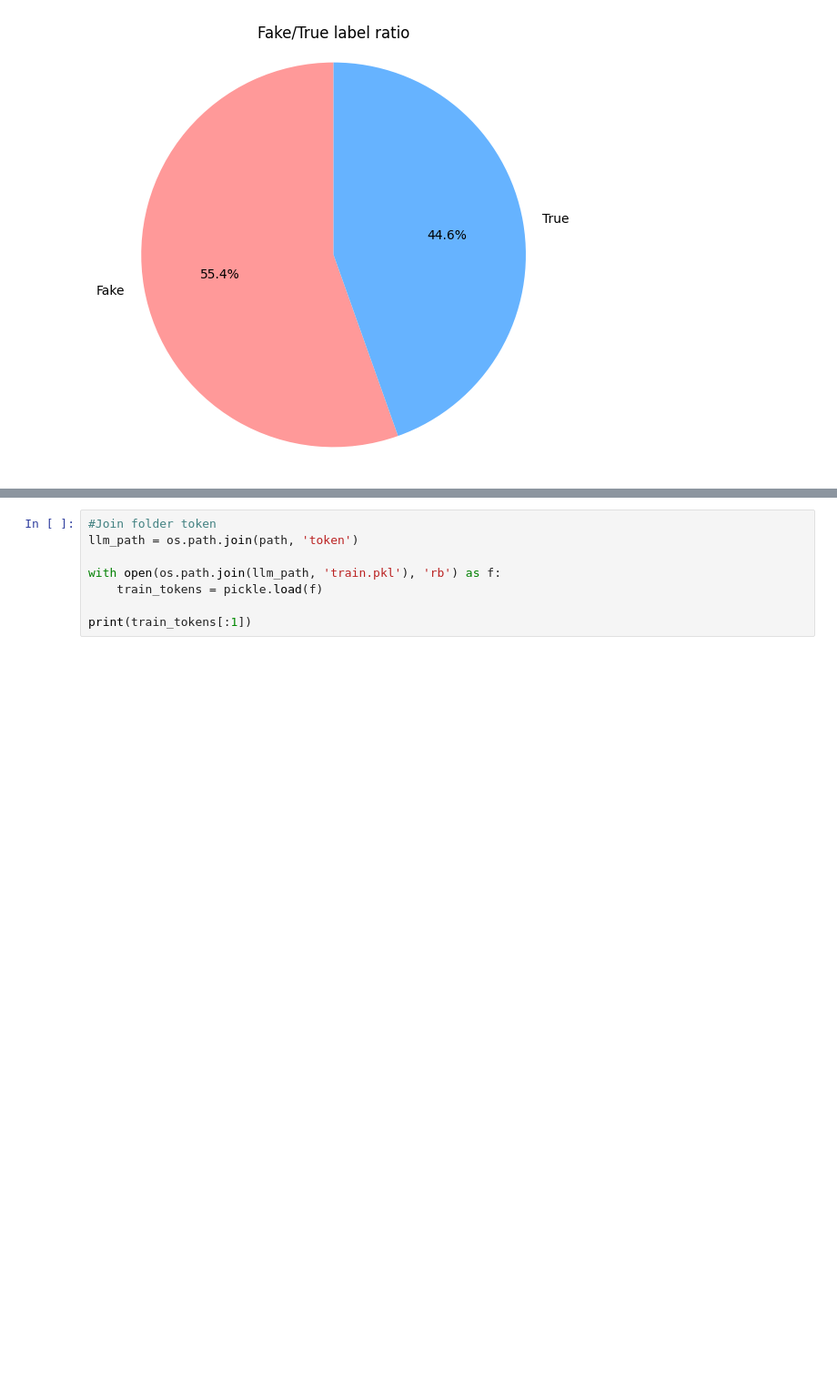
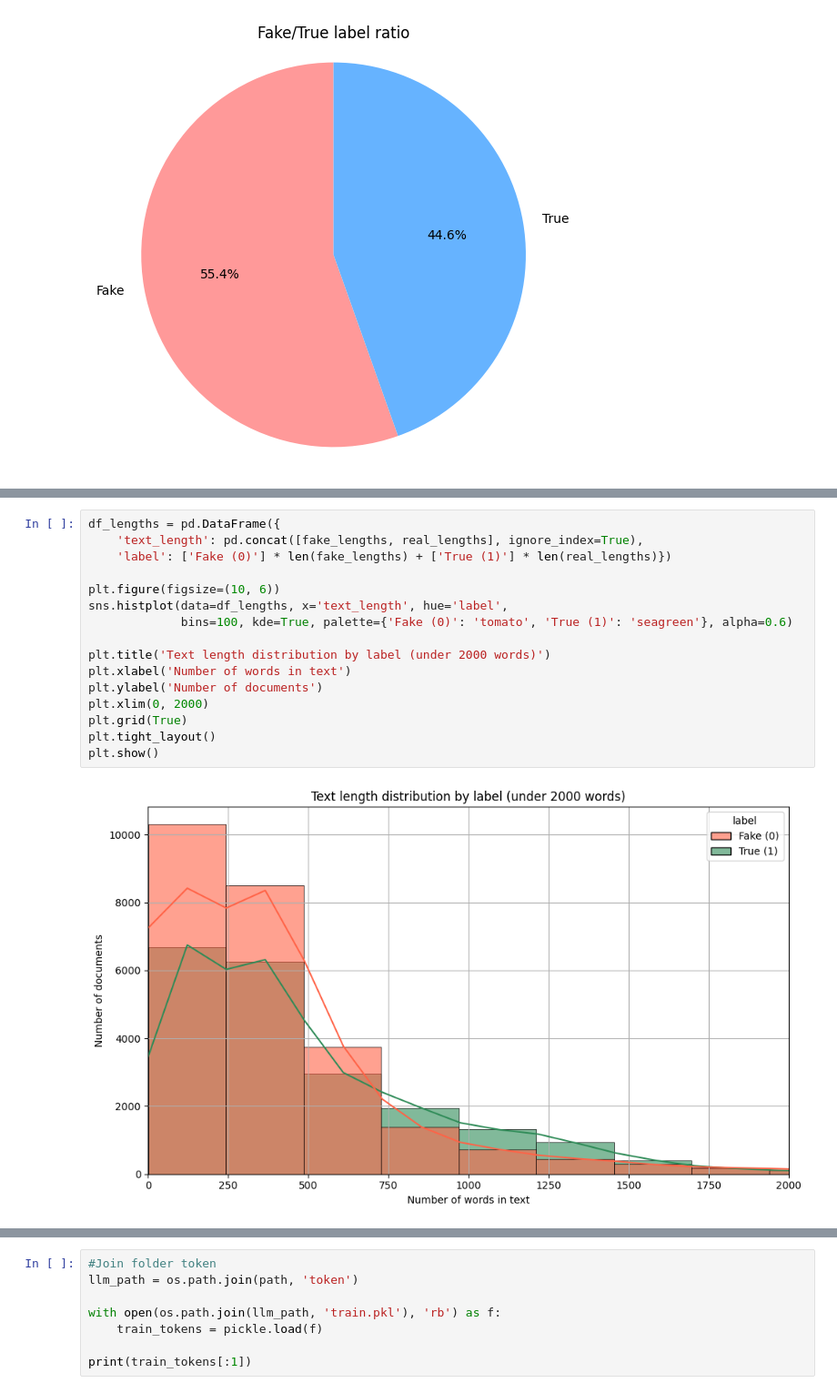
Before and after one commit to phucdm04/Fake-News-Detection, a Jupyter notebook: eda.ipynb, the cells around one changed output, grey strips where cells are left out. Shown at 91% size. Drawn from its saved outputs; the diff is of its cells as text; blank space fills up the shorter version.

```diff
--- a/eda.ipynb
+++ b/eda.ipynb
@@ -107,0 +114,18 @@ plt.show()
+# %%
+df_lengths = pd.DataFrame({
+    'text_length': pd.concat([fake_lengths, real_lengths], ignore_index=True),
+    'label': ['Fake (0)'] * len(fake_lengths) + ['True (1)'] * len(real_lengths)})
+
+plt.figure(figsize=(10, 6))
+sns.histplot(data=df_lengths, x='text_length', hue='label',
+             bins=100, kde=True, palette={'Fake (0)': 'tomato', 'True (1)': 'seagreen'}, alpha=0.6)
+
+plt.title('Text length distribution by label (under 2000 words)')
+plt.xlabel('Number of words in text')
+plt.ylabel('Number of documents')
+plt.xlim(0, 2000)
+plt.grid(True)
+plt.tight_layout()
+plt.show()
+# %% [output]
+[figure, added]
```
Also changed, not shown: parts of 16 cells of this notebook.
